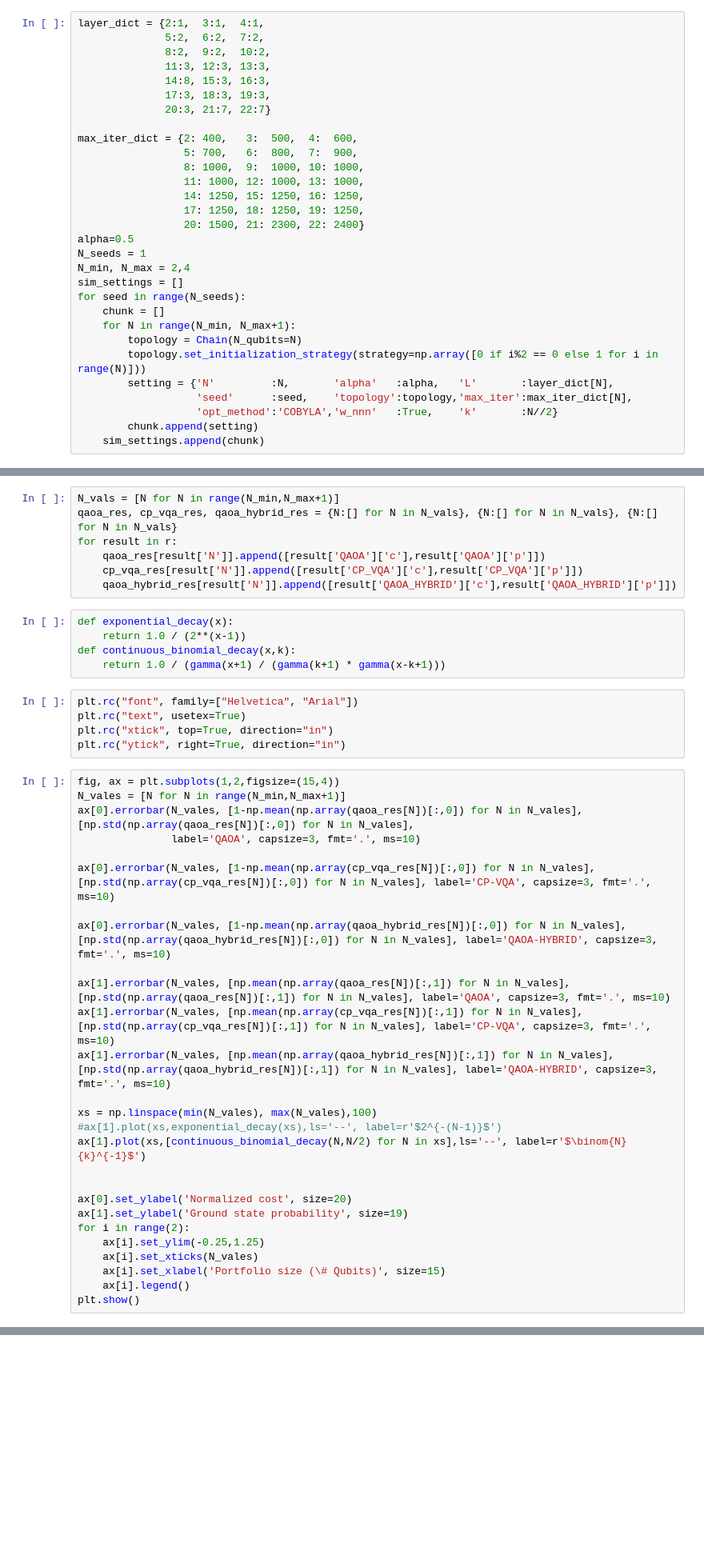
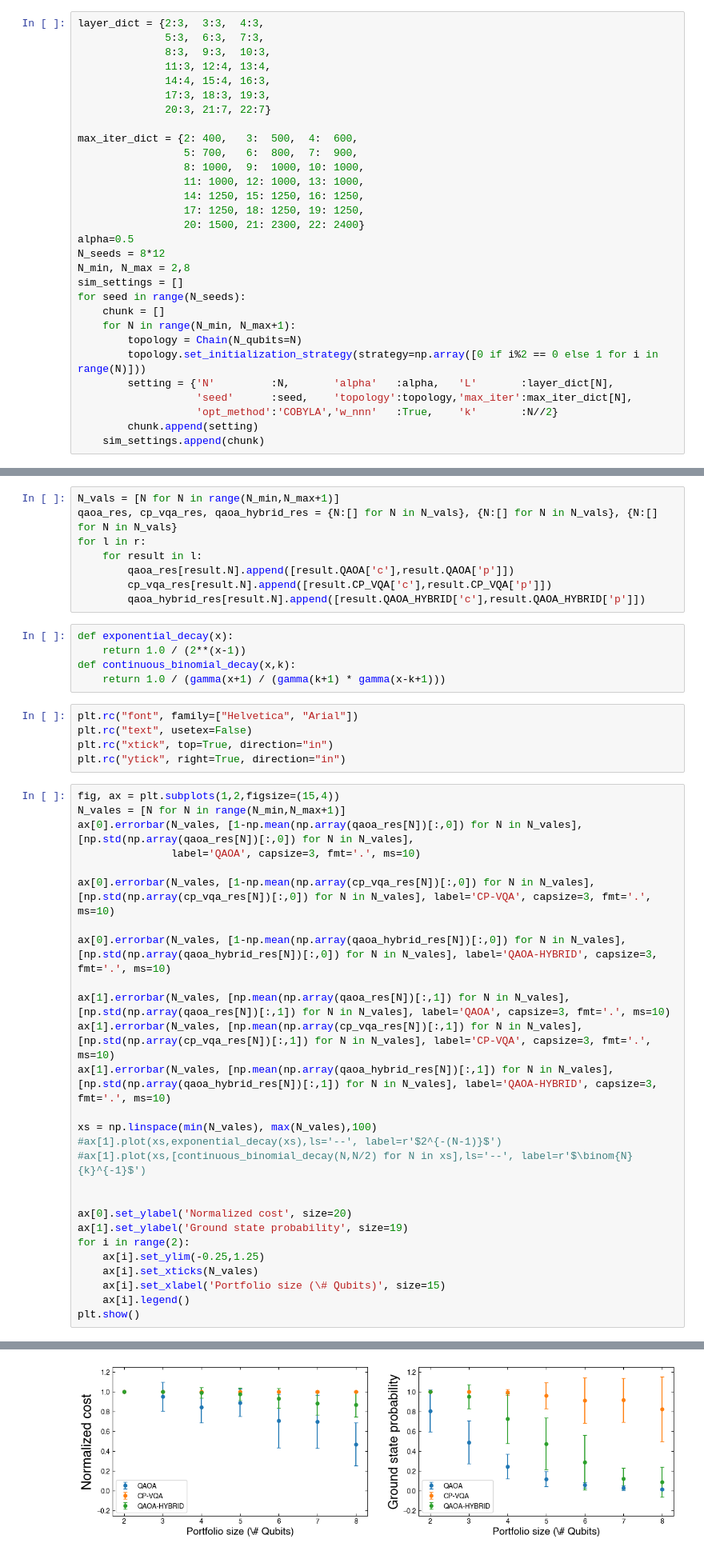
Before and after one commit to seba2390/Azurestuff, a Jupyter notebook: CP_VQA/script/QAOA_vs_QAOA_HYBRID_vs_CPVQA.ipynb, the cells around one changed output, grey strips where cells are left out. Shown at 80% size. Cells and saved outputs as stored; diff of their text form; blank space fills up the shorter version.

```diff
--- a/CP_VQA/script/QAOA_vs_QAOA_HYBRID_vs_CPVQA.ipynb
+++ b/CP_VQA/script/QAOA_vs_QAOA_HYBRID_vs_CPVQA.ipynb
@@ -122,11 +122,11 @@ def simulate(settings_collection: List[dict]) -> List[SimResult]:
                       QAOA_HYBRID={'c':qaoa_hybrid_norm_c,'p':qaoa_hybrid_p,'nfev':qaoa_hybrid_sim_res.nfev}))
     return result
 # %%
-layer_dict = {2:1,  3:1,  4:1,
-              5:2,  6:2,  7:2,
-              8:2,  9:2,  10:2,
-              11:3, 12:3, 13:3,
-              14:8, 15:3, 16:3,
+layer_dict = {2:3,  3:3,  4:3,
+              5:3,  6:3,  7:3,
+              8:3,  9:3,  10:3,
+              11:3, 12:4, 13:4,
+              14:4, 15:4, 16:3,
               17:3, 18:3, 19:3,
               20:3, 21:7, 22:7}
 
@@ -138,8 +138,8 @@ max_iter_dict = {2: 400,   3:  500,  4:  600,
                  17: 1250, 18: 1250, 19: 1250,
                  20: 1500, 21: 2300, 22: 2400}
 alpha=0.5
-N_seeds = 1
-N_min, N_max = 2,4
+N_seeds = 8*12
+N_min, N_max = 2,8
 sim_settings = []
 for seed in range(N_seeds):
     chunk = []
@@ -160,10 +175,11 @@ r = Parallel(n_jobs=N_jobs, verbose=51, backend='loky')(delayed(simulate)(chunk)
 # %%
 N_vals = [N for N in range(N_min,N_max+1)]
 qaoa_res, cp_vqa_res, qaoa_hybrid_res = {N:[] for N in N_vals}, {N:[] for N in N_vals}, {N:[] for N in N_vals}
-for result in r:
-    qaoa_res[result['N']].append([result['QAOA']['c'],result['QAOA']['p']])
-    cp_vqa_res[result['N']].append([result['CP_VQA']['c'],result['CP_VQA']['p']])
-    qaoa_hybrid_res[result['N']].append([result['QAOA_HYBRID']['c'],result['QAOA_HYBRID']['p']])
+for l in r:
+    for result in l:
+        qaoa_res[result.N].append([result.QAOA['c'],result.QAOA['p']])
+        cp_vqa_res[result.N].append([result.CP_VQA['c'],result.CP_VQA['p']])
+        qaoa_hybrid_res[result.N].append([result.QAOA_HYBRID['c'],result.QAOA_HYBRID['p']])
 # %%
 def exponential_decay(x):
     return 1.0 / (2**(x-1))
@@ -171,7 +187,7 @@ def continuous_binomial_decay(x,k):
     return 1.0 / (gamma(x+1) / (gamma(k+1) * gamma(x-k+1)))
 # %%
 plt.rc("font", family=["Helvetica", "Arial"])
-plt.rc("text", usetex=True)
+plt.rc("text", usetex=False)
 plt.rc("xtick", top=True, direction="in")
 plt.rc("ytick", right=True, direction="in")
 # %%
@@ -190,7 +206,7 @@ ax[1].errorbar(N_vales, [np.mean(np.array(qaoa_hybrid_res[N])[:,1]) for N in N_v
 
 xs = np.linspace(min(N_vales), max(N_vales),100)
 #ax[1].plot(xs,exponential_decay(xs),ls='--', label=r'$2^{-(N-1)}$')
-ax[1].plot(xs,[continuous_binomial_decay(N,N/2) for N in xs],ls='--', label=r'$\binom{N}{k}^{-1}$')
+#ax[1].plot(xs,[continuous_binomial_decay(N,N/2) for N in xs],ls='--', label=r'$\binom{N}{k}^{-1}$')
 
 
 ax[0].set_ylabel('Normalized cost', size=20)
@@ -206,0 +221 @@ RuntimeError: Failed to process string with tex because latex could not be found
+[figure, added]
```
Also changed, not shown: parts of 2 cells of this notebook, 10 other files.
